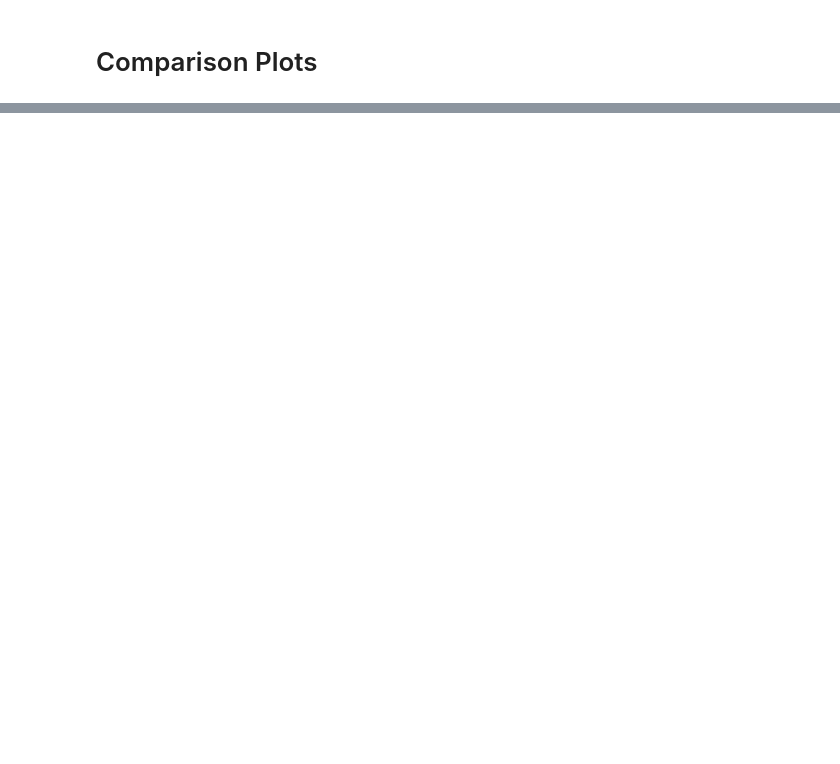
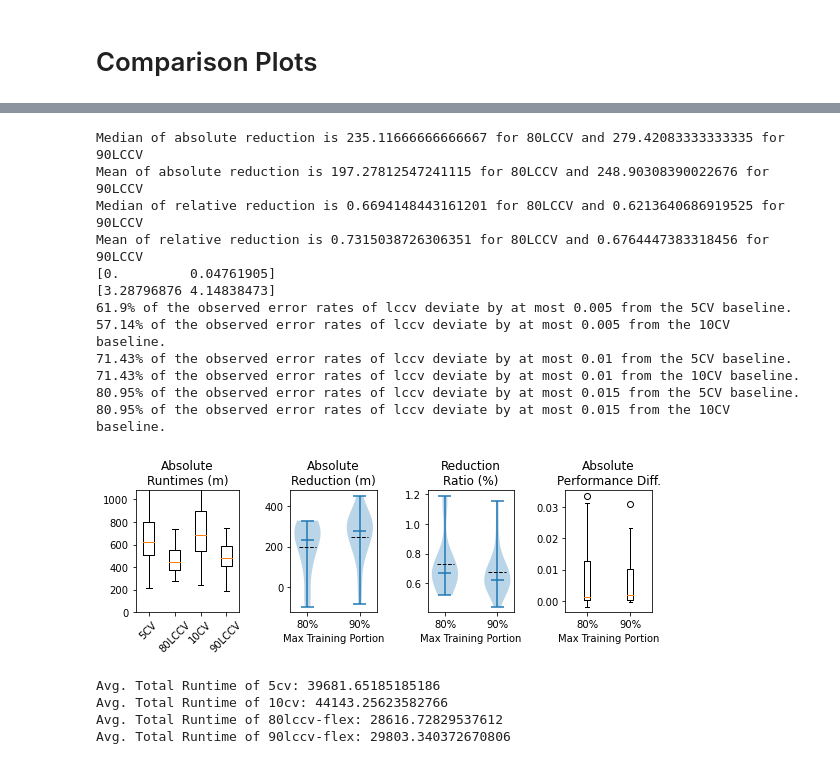
Before and after one commit to fmohr/lccv, a Jupyter notebook: publications/2021MLJ/evaluation-randomsearch.ipynb, the cells around one changed output, grey strips where cells are left out. Cells and saved outputs as stored; diff of their text form; code cells hidden in the pictures; blank space fills up the shorter version.

```diff
--- a/publications/2021MLJ/evaluation-randomsearch.ipynb
+++ b/publications/2021MLJ/evaluation-randomsearch.ipynb
@@ -269,3 +296,23 @@ Mean of relative reduction is 0.8283242882733642 for 80LCCV and 0.65525585673771
+# %%
+create_summary_boxplots(dfResults[(dfResults["exception"].isna()) & (dfResults["openmlid"].isin(expensive_datasets))])
+# %% [output]
+Median of absolute reduction is 235.11666666666667 for 80LCCV and 279.42083333333335 for 90LCCV
+Mean of absolute reduction is 197.27812547241115 for 80LCCV and 248.90308390022676 for 90LCCV
+Median of relative reduction is 0.6694148443161201 for 80LCCV and 0.6213640686919525 for 90LCCV
+Mean of relative reduction is 0.7315038726306351 for 80LCCV and 0.6764447383318456 for 90LCCV
+[0.         0.04761905]
+[3.28796876 4.14838473]
+61.9% of the observed error rates of lccv deviate by at most 0.005 from the 5CV baseline.
+57.14% of the observed error rates of lccv deviate by at most 0.005 from the 10CV baseline.
+71.43% of the observed error rates of lccv deviate by at most 0.01 from the 5CV baseline.
+71.43% of the observed error rates of lccv deviate by at most 0.01 from the 10CV baseline.
+80.95% of the observed error rates of lccv deviate by at most 0.015 from the 5CV baseline.
+80.95% of the observed error rates of lccv deviate by at most 0.015 from the 10CV baseline.
+[figure, added]
+Avg. Total Runtime of 5cv: 39681.65185185186
+Avg. Total Runtime of 10cv: 44143.25623582766
+Avg. Total Runtime of 80lccv-flex: 28616.72829537612
+Avg. Total Runtime of 90lccv-flex: 29803.340372670806
 # %%
 create_summary_scatterplot(dfResults80, "80")
 # %% [output]
```
Also changed, not shown: parts of 12 cells of this notebook, 14 other files.
